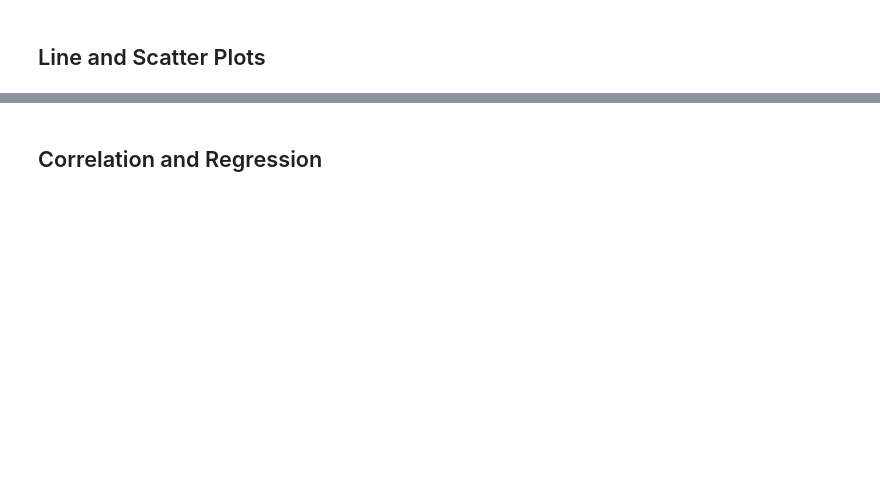
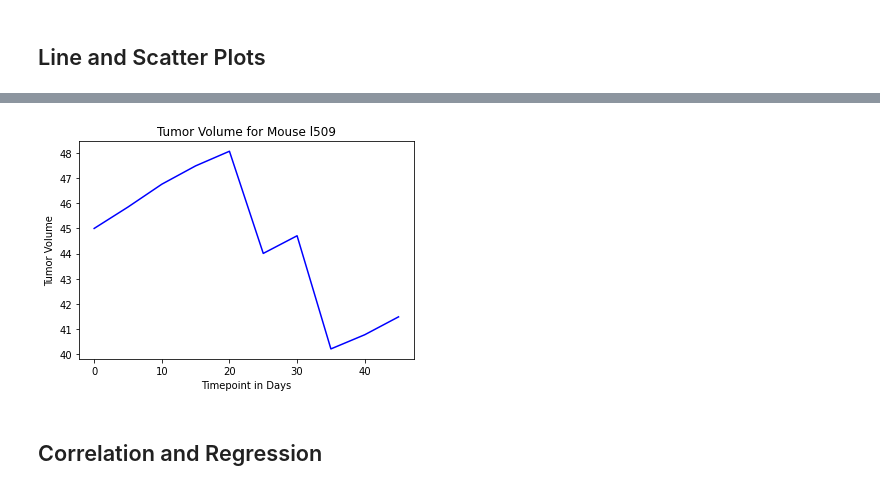
Before and after one commit to tebohl/Matplotlib-Treatment-Analysis, a Jupyter notebook: Pymaceuticals/pymaceuticals_starter.ipynb, the cells around one changed output, grey strips where cells are left out. Cells and saved outputs as stored; diff of their text form; code cells hidden in the pictures; blank space fills up the shorter version.

```diff
--- a/Pymaceuticals/pymaceuticals_starter.ipynb
+++ b/Pymaceuticals/pymaceuticals_starter.ipynb
@@ -255,3 +268,6 @@ list_of_treatment_date = [[Capomulin_data], [Ramicane_data], [Infubinol_data], [
 ## Line and Scatter Plots
 # %%
 # Generate a line plot of tumor volume vs. time point for a mouse treated with Capomulin
+#reduce dataframe to one mouse and show data to be plotted
+mouse_l509 = mouse_study_df[mouse_study_df["Mouse ID"] == "l509"]
+mouse_l509
@@ -258,3 +286,14 @@ list_of_treatment_date = [[Capomulin_data], [Ramicane_data], [Infubinol_data], [
+# %%
+# Generate a line plot of tumor volume vs. time point for a mouse treated with Capomulin
+mouse_x = mouse_l509["Timepoint"]
+mouse_y = mouse_l509["Tumor Volume (mm3)"]
+plt.plot(mouse_x, mouse_y, color="blue")
+plt.title("Tumor Volume for Mouse l509")
+plt.xlabel("Timepoint in Days")
+plt.ylabel("Tumor Volume")
+plt.show()
+# %% [output]
+[figure, added]
 # %%
 # Generate a scatter plot of average tumor volume vs. mouse weight for the Capomulin regimen
 # %% [markdown]
```
Also changed, not shown: parts of 4 cells of this notebook.
